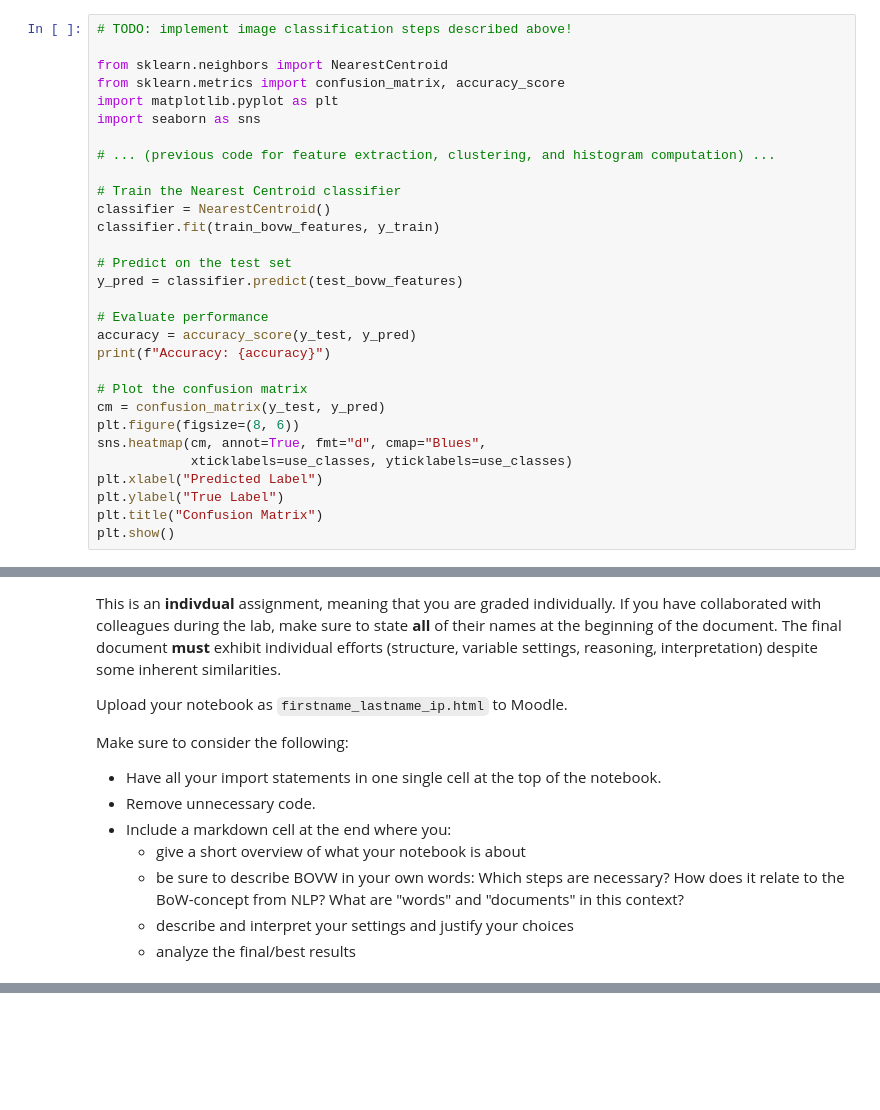
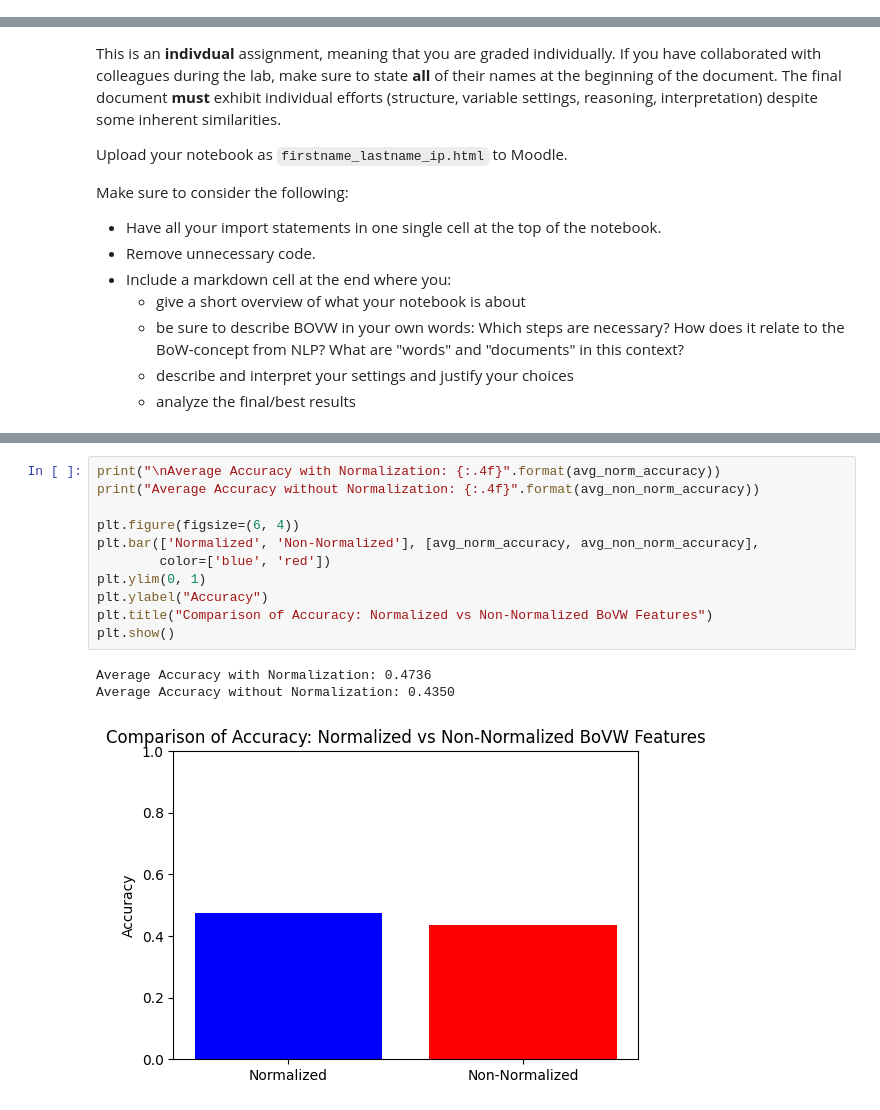
Before and after one commit to rgligora/ai-ml, a Jupyter notebook: image_processing.ipynb, the cells around one changed output, grey strips where cells are left out. Drawn from its saved outputs; the diff is of its cells as text; blank space fills up the shorter version.

```diff
--- a/image_processing.ipynb
+++ b/image_processing.ipynb
@@ -204,30 +129,0 @@ test_bovw_features = compute_feature_histogram(kmeans_model, test_desc_list, k)
-# %%
-# TODO: implement image classification steps described above!
-
-from sklearn.neighbors import NearestCentroid
-from sklearn.metrics import confusion_matrix, accuracy_score
-import matplotlib.pyplot as plt
-import seaborn as sns
-
-# ... (previous code for feature extraction, clustering, and histogram computation) ...
-
-# Train the Nearest Centroid classifier
-classifier = NearestCentroid()
-classifier.fit(train_bovw_features, y_train)
-
-# Predict on the test set
-y_pred = classifier.predict(test_bovw_features)
-
-# Evaluate performance
-accuracy = accuracy_score(y_test, y_pred)
-print(f"Accuracy: {accuracy}")
-
-# Plot the confusion matrix
-cm = confusion_matrix(y_test, y_pred)
-plt.figure(figsize=(8, 6))
-sns.heatmap(cm, annot=True, fmt="d", cmap="Blues",
-            xticklabels=use_classes, yticklabels=use_classes)
-plt.xlabel("Predicted Label")
-plt.ylabel("True Label")
-plt.title("Confusion Matrix")
-plt.show()
@@ -336,0 +239,15 @@ TypeError: compute_feature_histogram() takes 3 positional arguments but 4 were g
+# %%
+print("\nAverage Accuracy with Normalization: {:.4f}".format(avg_norm_accuracy))
+print("Average Accuracy without Normalization: {:.4f}".format(avg_non_norm_accuracy))
+
+plt.figure(figsize=(6, 4))
+plt.bar(['Normalized', 'Non-Normalized'], [avg_norm_accuracy, avg_non_norm_accuracy],
+        color=['blue', 'red'])
+plt.ylim(0, 1)
+plt.ylabel("Accuracy")
+plt.title("Comparison of Accuracy: Normalized vs Non-Normalized BoVW Features")
+plt.show()
+# %% [output]
+Average Accuracy with Normalization: 0.4736
+Average Accuracy without Normalization: 0.4350
+[figure, added]
```
Also changed, not shown: parts of 28 cells of this notebook.
